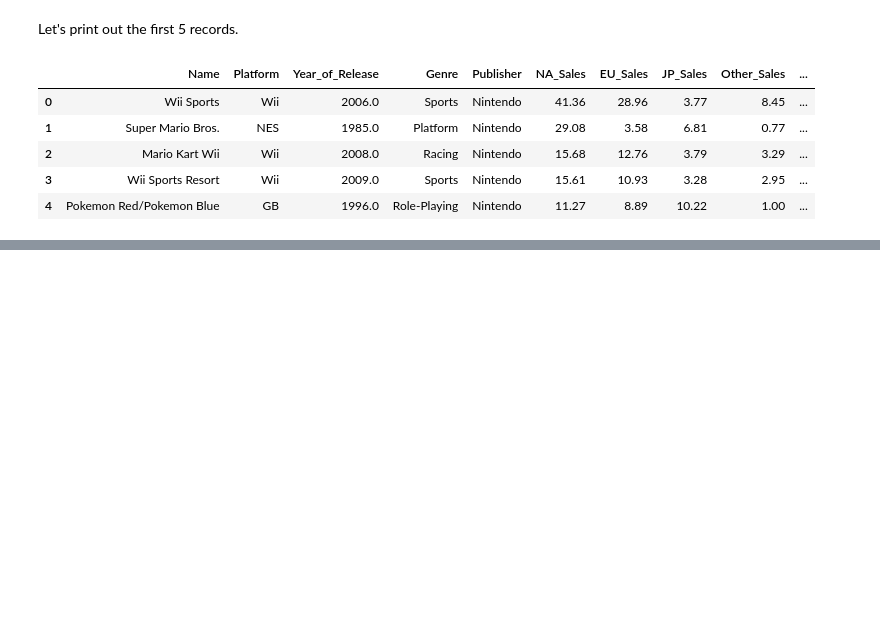
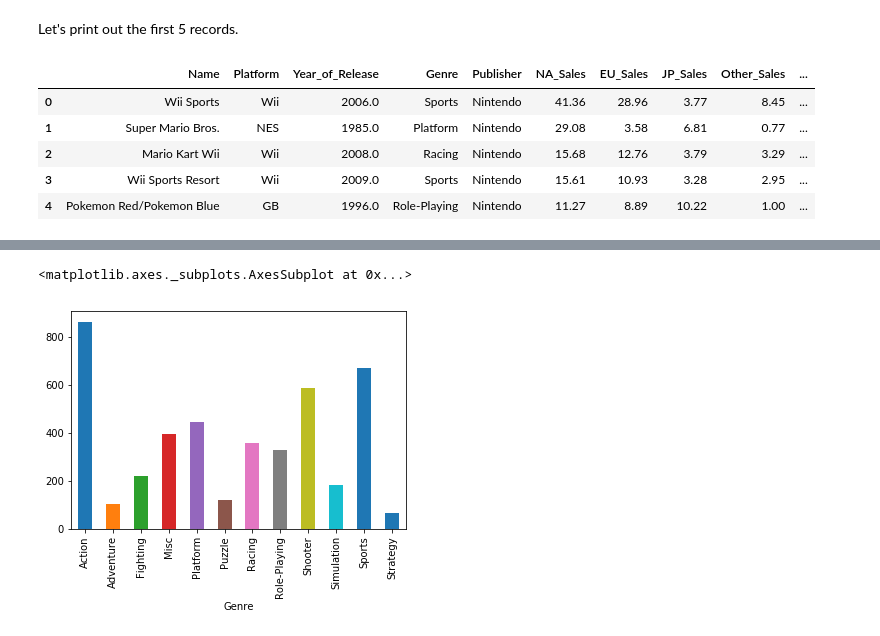
Before and after one commit to NicholasCrossman/python-game-sales-data-cleaning, a Jupyter notebook: game-sales-data-analysis.ipynb, the cells around one changed output, grey strips where cells are left out. Cells and saved outputs as stored; diff of their text form; code cells hidden in the pictures; blank space fills up the shorter version.

```diff
--- a/game-sales-data-analysis.ipynb
+++ b/game-sales-data-analysis.ipynb
@@ -32,0 +103,6 @@ data.head()
+# %%
+na_sales = data.groupby('Genre')['NA_Sales'].sum()
+na_sales.plot.bar()
+# %% [output]
+<matplotlib.axes._subplots.AxesSubplot at 0x...>
+[figure, added]
```
Also changed, not shown: parts of 16 cells of this notebook.
